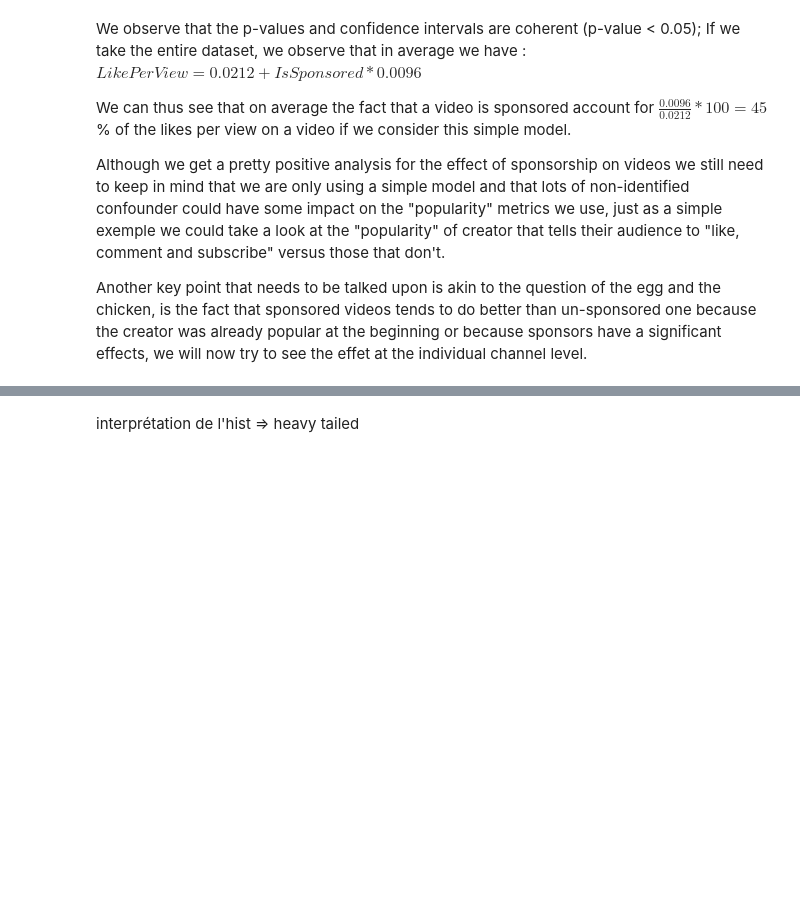
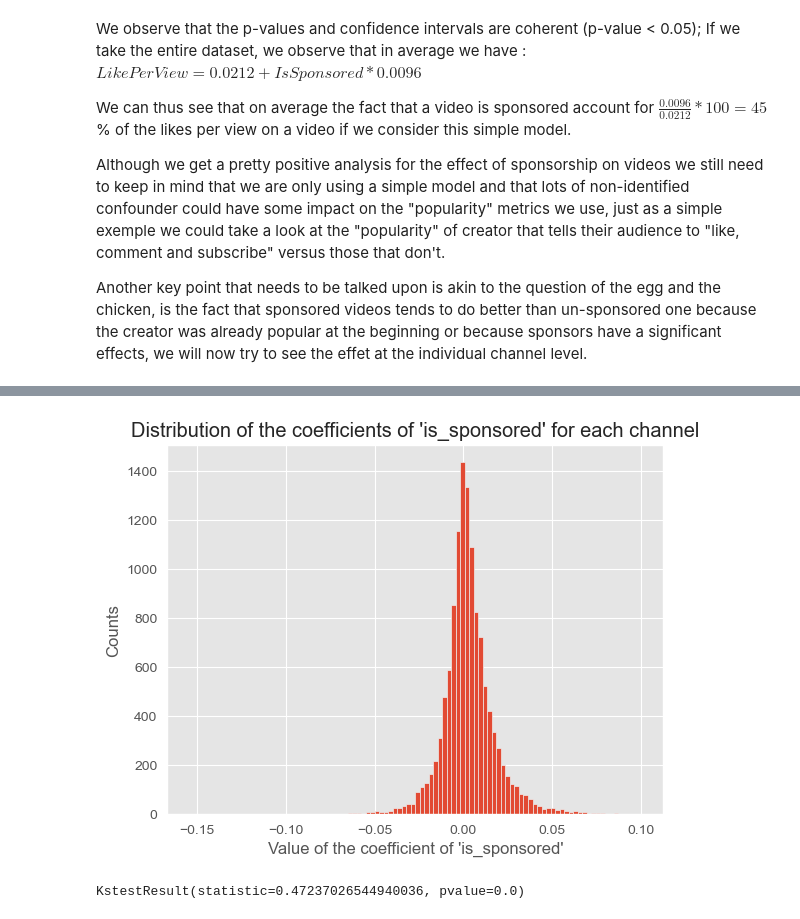
Before and after one commit to epfl-ada/ada-2022-project-fraisetagada, a Jupyter notebook: analysis/Sponsors Regression analysis.ipynb, the cells around one changed output, grey strips where cells are left out. Saved outputs shown, nothing was run; the diff lists cells and outputs as text; code cells hidden in the pictures; blank space fills up the shorter version.

```diff
--- a/analysis/Sponsors Regression analysis.ipynb
+++ b/analysis/Sponsors Regression analysis.ipynb
@@ -161,5 +138,5 @@ gb_channel = joined_df.groupby('channel_id')
 # %%
 list_channel = []
-list_channel = joined_df.select('channel_id').distinct().collect()
+list_channel = all_metadatas.select('channel_id').distinct().collect()
 len(list_channel)
 # %% [output]
@@ -168,0 +144,6 @@ len(list_channel)
+# %%
+all_metadatas_pd = all_metadatas.select('is_sponsored', 'like_view_ratio', 'channel_id') \
+    .toPandas()
+all_metadatas_pd["is_sponsored"] = all_metadatas_pd["is_sponsored"].astype(int)
+
+all_metadatas_pd
@@ -169,24 +164,37 @@ len(list_channel)
 # %%
-# Now we do the regression bqsed on the datas for each channel to get the coefficient we want
+# Now we do the regression based on the datas for each channel to get the coefficient we want
 list_coeff = []
-for channel in list_channel :
-    reg_channel = joined_df.where(df.channel_id == channel) \
-                           .select(joined_df['is_sponsored'],joined_df['like_per_view'])
+for channel in list_channel:
+    reg_channel = all_metadatas_pd[all_metadatas_pd.channel_id == channel[0]].copy()
+    reg_channel["is_sponsored"] = reg_channel["is_sponsored"].astype(int)
 
-    pd_reg_channel = reg_channel.toPandas()
-    pd_reg_channel["is_sponsored"] = pd_reg_channel["is_sponsored"].astype(int)
-
-    mod = smf.ols('like_per_view ~ C(is_sponsored)', data=pd_reg_channel)
+    mod = smf.ols('like_view_ratio ~ C(is_sponsored)', data=reg_channel)
     np.random.seed(2)
     res = mod.fit()
 
-    list_coeff.append(res.params.values[1])
+    if len(res.params.values) > 1: # some channels only have sponsored or non-sponsored videos but not both
+        list_coeff.append(res.params.values[1])
+
+# We plot the distribution of the coefficients
+plt.hist(list_coeff, bins=100)
+plt.show()
+# %%
+# Remove outliers
+list_coeff_std = np.std(list_coeff)
+list_coeff_mean = np.mean(list_coeff)
+list_coeff_clean = [x for x in list_coeff if x < list_coeff_mean + 3*list_coeff_std]
 # %%
-plt.style.use('ggplot2')
+plt.style.use('ggplot')
 
-plt.hist(list_coeff)
+plt.hist(list_coeff_clean, bins=100)
+plt.title("Distribution of the coefficients of 'is_sponsored' for each channel")
 plt.xlabel("Value of the coefficient of 'is_sponsored'")
 plt.ylabel("Counts")
 plt.show()
+# %% [output]
+[figure, added]
-# %% [markdown]
-interprétation de l'hist => heavy tailed
+# %%
+# Check if it is a laplacian distribution
+stats.kstest(list_coeff, 'laplace')
+# %% [output]
+KstestResult(statistic=0.47237026544940036, pvalue=0.0)
```
Also changed, not shown: parts of 24 cells of this notebook, 3 other files.
